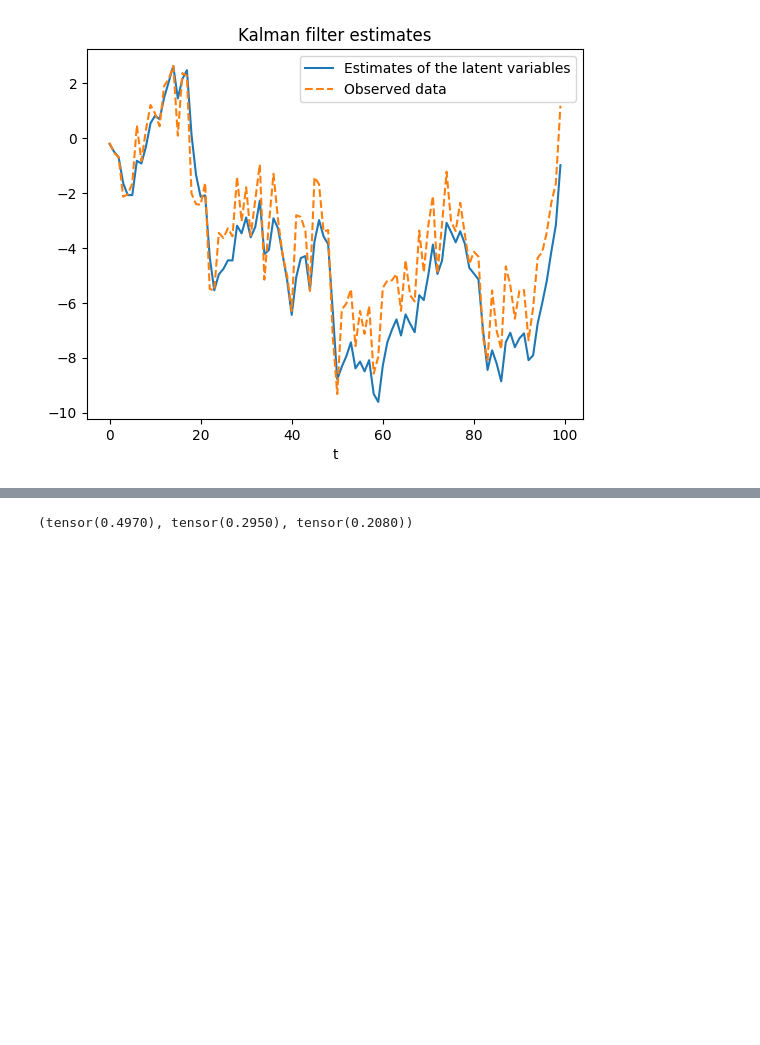
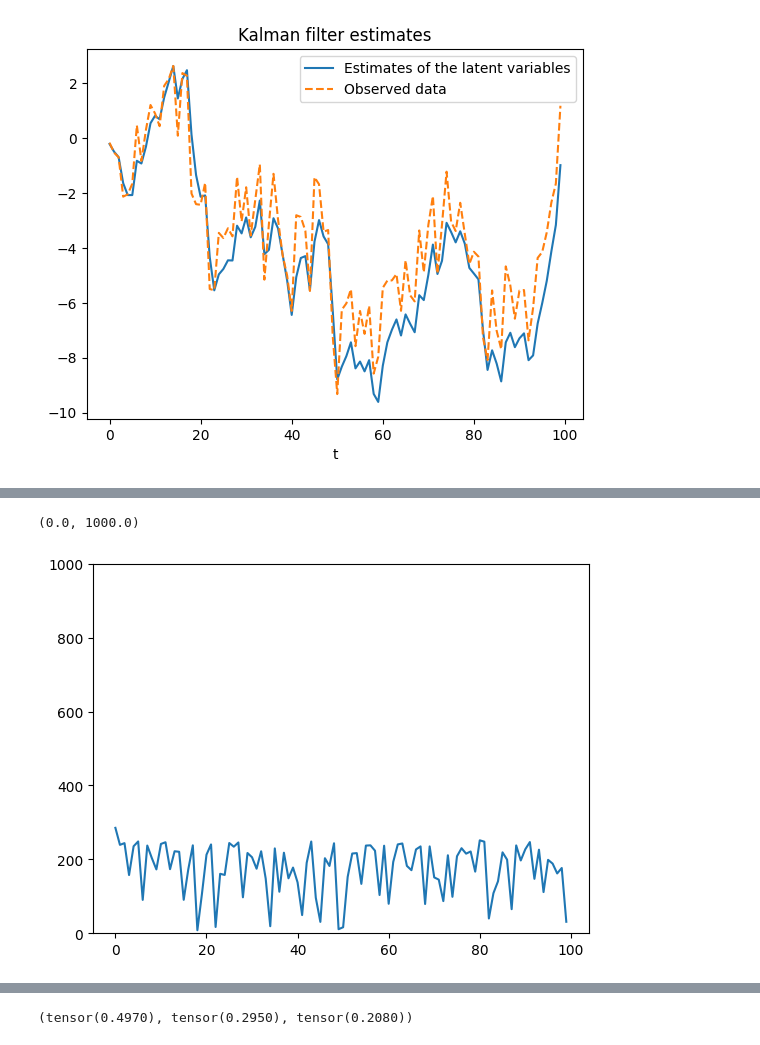
Before and after one commit to Perez-Amanda/ComputacionalStatistics_FinalProject, a Jupyter notebook: SMC.ipynb, the cells around one changed output, grey strips where cells are left out. Cells and saved outputs as stored; diff of their text form; code cells hidden in the pictures; blank space fills up the shorter version.

```diff
--- a/SMC.ipynb
+++ b/SMC.ipynb
@@ -23,4 +30,4 @@ with open("./data/gaussian_ssm_data1.txt", "r") as f:
     lines = f.readlines()
     Y = [float(i) for i in lines[1].split(',')[1:]]
 # %%
-Y[:10]
+y = Y[-10:] # trying to make this work T-T
@@ -100,0 +168,9 @@ plt.legend()
+# %%
+x_prior, w_prior = SMC_with_prior(Y)
+# %%
+ESS_prior = np.exp(2*logsumexp(w_prior, axis=1)-logsumexp(w_prior,axis=1))
+plt.plot(ESS_prior)
+plt.ylim((0,1000))
+# %% [output]
+(0.0, 1000.0)
+[figure, added]
```
Also changed, not shown: parts of 37 cells of this notebook.
